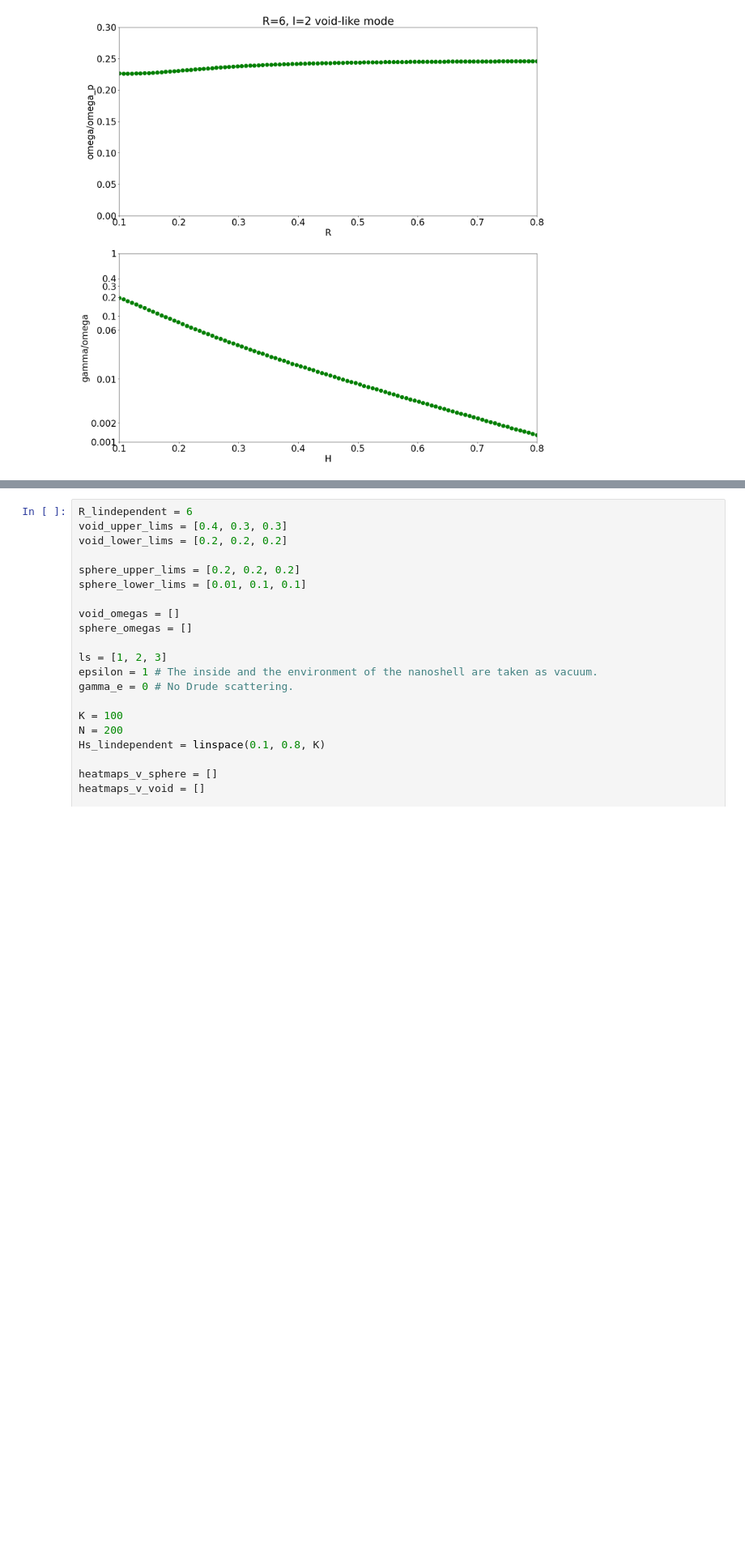
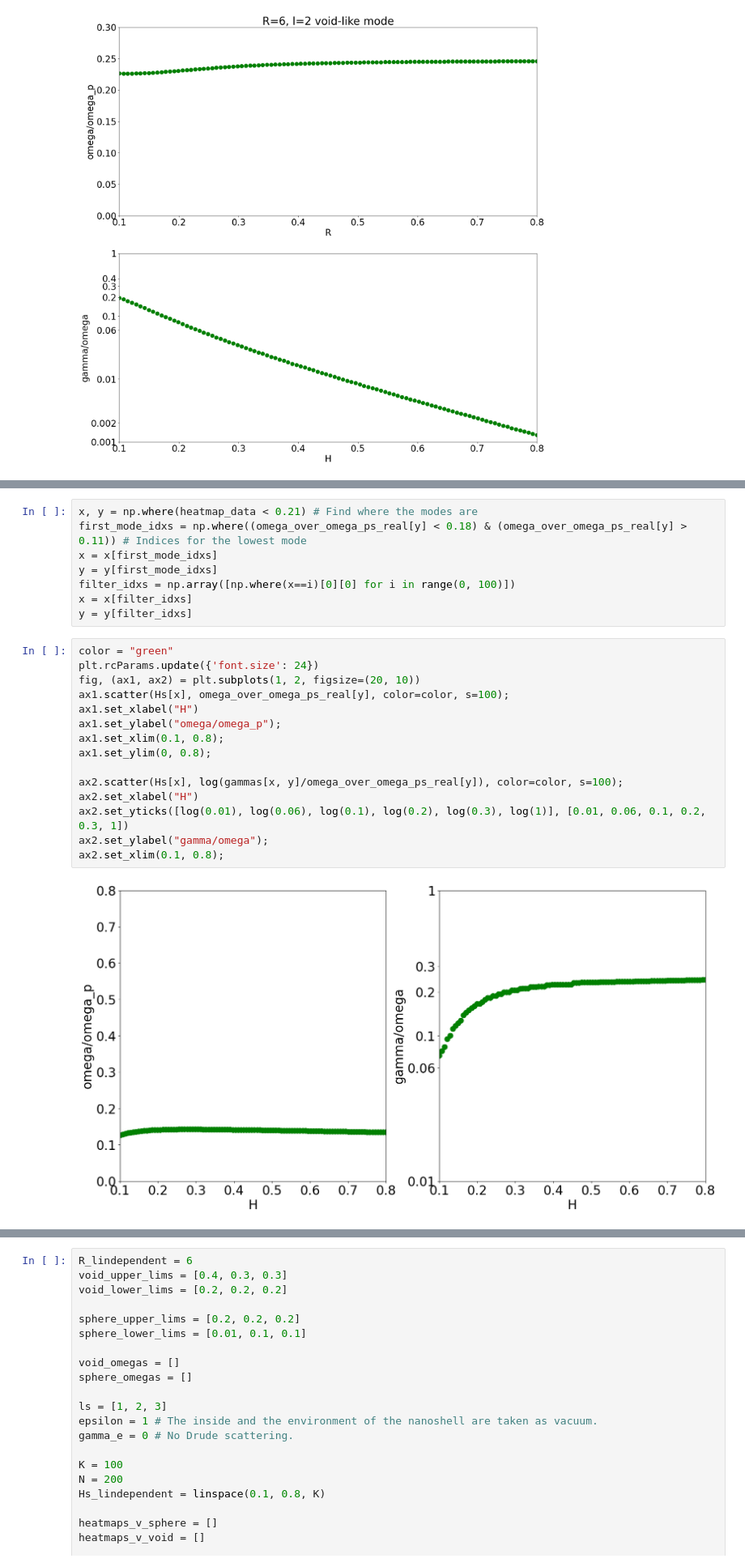
Before and after one commit to AliGhorashiCMT/Coherent-Perfect-Absorption, a Jupyter notebook: spheres/Void Plasmon Higher Angular Momentum.ipynb, the cells around one changed output, grey strips where cells are left out. Shown at 81% size. Cells and saved outputs as stored; diff of their text form; blank space fills up the shorter version.

```diff
--- a/spheres/Void Plasmon Higher Angular Momentum.ipynb
+++ b/spheres/Void Plasmon Higher Angular Momentum.ipynb
@@ -904,0 +994,25 @@ ax1.set_title("R=6, l=2 void-like mode");
+# %%
+x, y = np.where(heatmap_data < 0.21) # Find where the modes are
+first_mode_idxs = np.where((omega_over_omega_ps_real[y] < 0.18) & (omega_over_omega_ps_real[y] > 0.11)) # Indices for the lowest mode
+x = x[first_mode_idxs]
+y = y[first_mode_idxs]
+filter_idxs = np.array([np.where(x==i)[0][0] for i in range(0, 100)])
+x = x[filter_idxs]
+y = y[filter_idxs]
+# %%
+color = "green"
+plt.rcParams.update({'font.size': 24})
+fig, (ax1, ax2) = plt.subplots(1, 2, figsize=(20, 10))
+ax1.scatter(Hs[x], omega_over_omega_ps_real[y], color=color, s=100);
+ax1.set_xlabel("H")
+ax1.set_ylabel("omega/omega_p");
+ax1.set_xlim(0.1, 0.8);
+ax1.set_ylim(0, 0.8);
+
+ax2.scatter(Hs[x], log(gammas[x, y]/omega_over_omega_ps_real[y]), color=color, s=100);
+ax2.set_xlabel("H")
+ax2.set_yticks([log(0.01), log(0.06), log(0.1), log(0.2), log(0.3), log(1)], [0.01, 0.06, 0.1, 0.2, 0.3, 1])
+ax2.set_ylabel("gamma/omega");
+ax2.set_xlim(0.1, 0.8);
+# %% [output]
+[figure, added]
```
Also changed, not shown: parts of 12 cells of this notebook.
